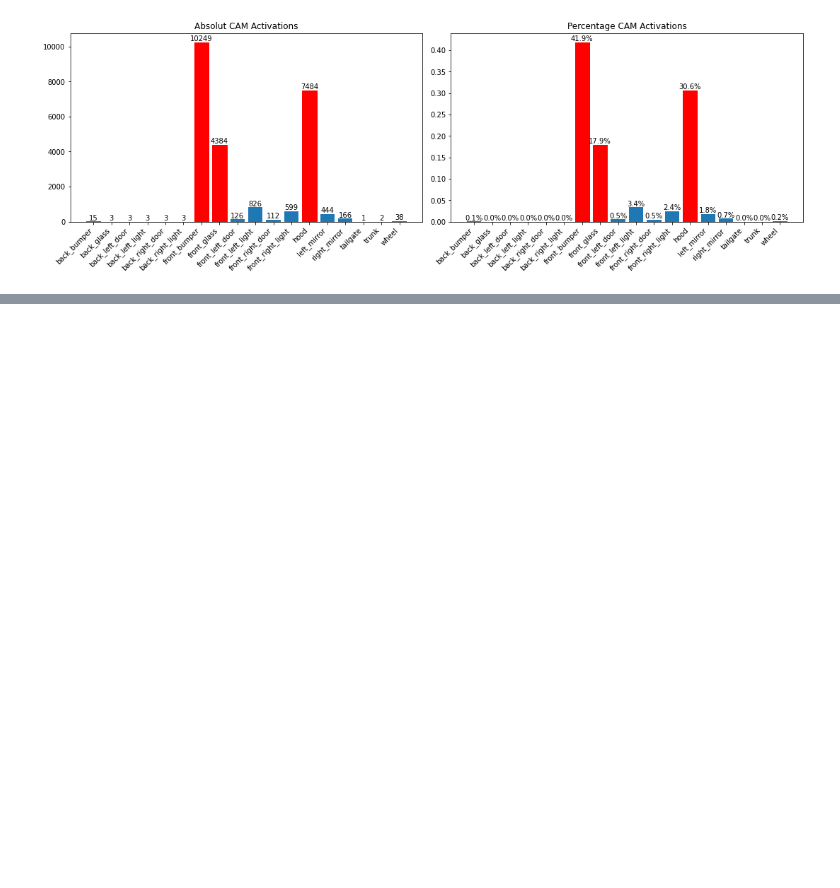
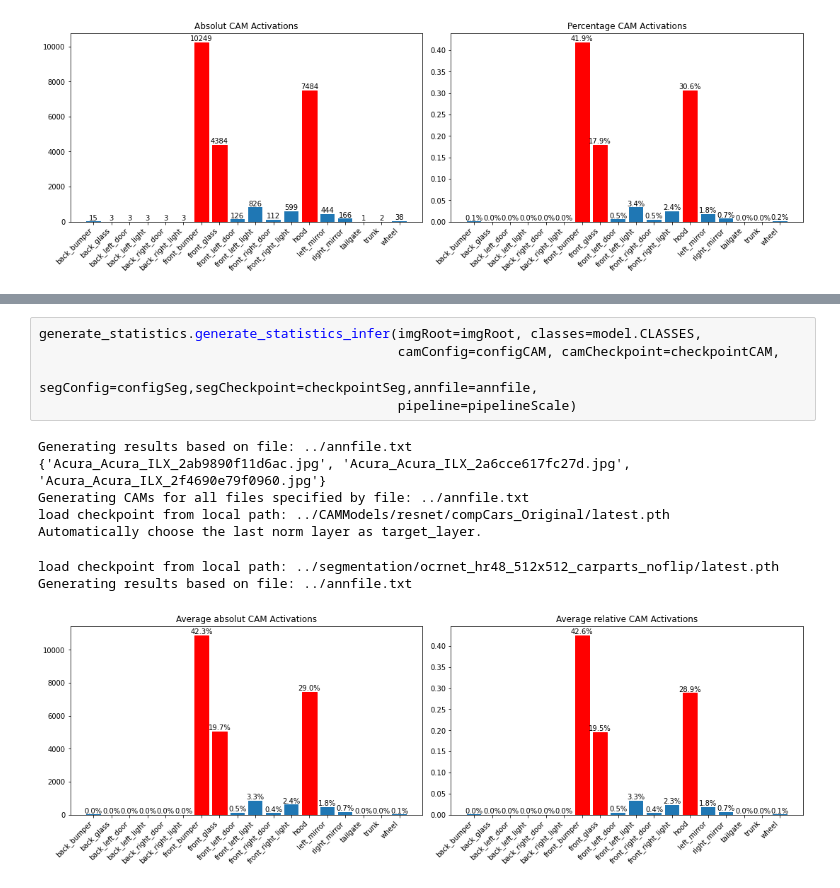
Before and after one commit to L1nusB/XAI-Vehicle-Classification, a Jupyter notebook: notebooks/SegmentationWork.ipynb, the cells around one changed output, grey strips where cells are left out. Cells and saved outputs as stored; diff of their text form; blank space fills up the shorter version.

```diff
--- a/notebooks/SegmentationWork.ipynb
+++ b/notebooks/SegmentationWork.ipynb
@@ -106,0 +122,14 @@ generate_statistics_single.generate_bar_cam_intersection_prop_area(segmentation=
+# %%
+generate_statistics.generate_statistics_infer(imgRoot=imgRoot, classes=model.CLASSES,
+                                              camConfig=configCAM, camCheckpoint=checkpointCAM,
+                                              segConfig=configSeg,segCheckpoint=checkpointSeg,annfile=annfile,
+                                              pipeline=pipelineScale)
+# %% [output]
+Generating results based on file: ../annfile.txt
+{'Acura_Acura_ILX_2ab9890f11d6ac.jpg', 'Acura_Acura_ILX_2a6cce617fc27d.jpg', 'Acura_Acura_ILX_2f4690e79f0960.jpg'}
+Generating CAMs for all files specified by file: ../annfile.txt
+load checkpoint from local path: ../CAMModels/resnet/compCars_Original/latest.pth
+Automatically choose the last norm layer as target_layer.
+load checkpoint from local path: ../segmentation/ocrnet_hr48_512x512_carparts_noflip/latest.pth
+Generating results based on file: ../annfile.txt
+[figure, added]
```
Also changed, not shown: parts of 4 cells of this notebook, 4 other files.
